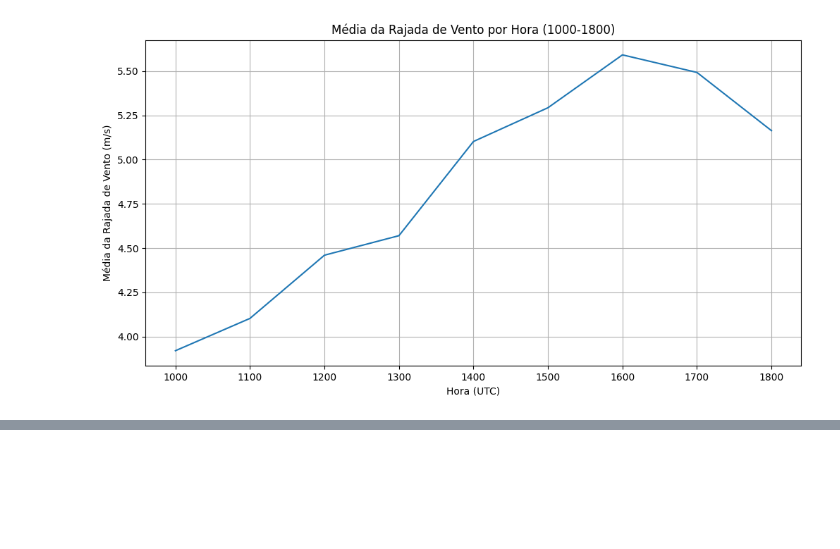
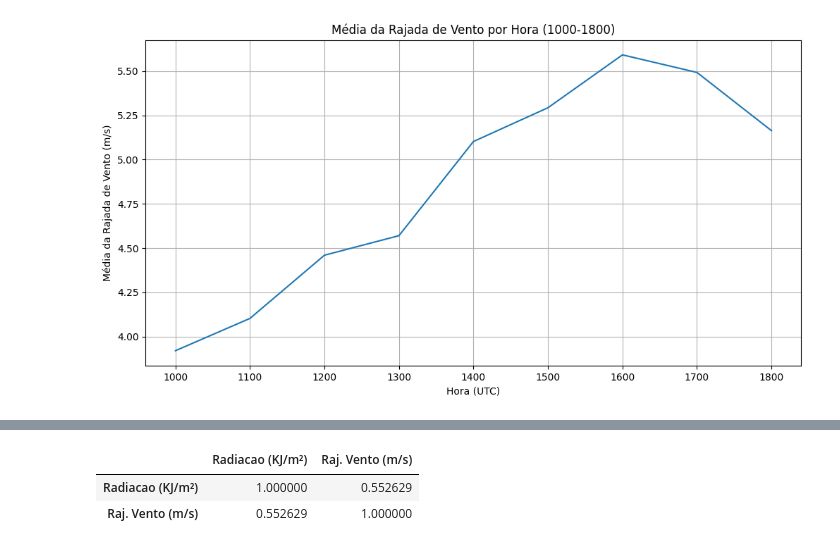
Before and after one commit to Nyck-Phoenyx/applied-mathematics, a Jupyter notebook: radicao_vs_rajadas.ipynb, the cells around one changed output, grey strips where cells are left out. Cells and saved outputs as stored; diff of their text form; code cells hidden in the pictures; blank space fills up the shorter version.

```diff
--- a/radicao_vs_rajadas.ipynb
+++ b/radicao_vs_rajadas.ipynb
@@ -137,0 +113,7 @@ plt.show()
+# %%
+# Correlação de Pearson
+filtered_df[['Radiacao (KJ/m²)', 'Raj. Vento (m/s)']].corr()
+# %% [output]
+|  | Radiacao (KJ/m²) | Raj. Vento (m/s) |
+| Radiacao (KJ/m²) | 1.000000 | 0.552629 |
+| Raj. Vento (m/s) | 0.552629 | 1.000000 |
```
Also changed, not shown: parts of 3 cells of this notebook.
